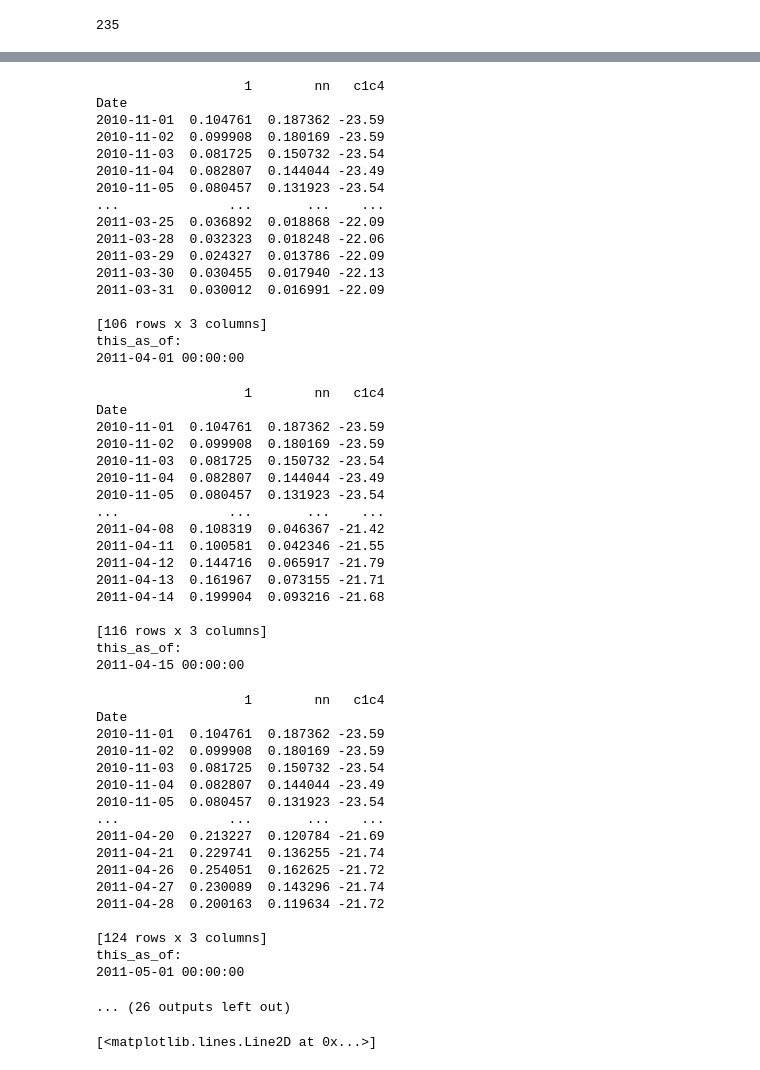
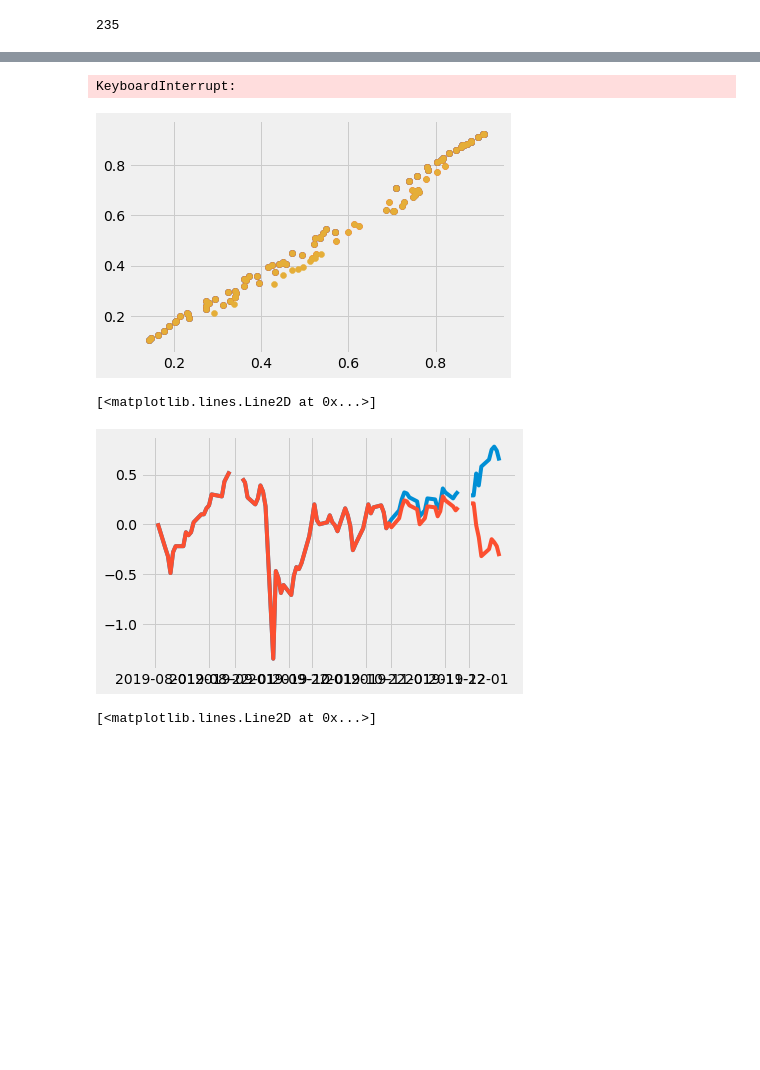
Before and after one commit to carlostolmasky/Various_RNNs, a Jupyter notebook: Various_RNNs.ipynb, the cells around one changed output, grey strips where cells are left out. Cells and saved outputs as stored; diff of their text form; code cells hidden in the pictures; blank space fills up the shorter version.

```diff
--- a/Various_RNNs.ipynb
+++ b/Various_RNNs.ipynb
@@ -486,7 +486,7 @@ spreads = mk.getSeag([51],[1],['C+1','C+4'])
 as_of_list = pd.read_pickle('../Crude Trading/AlexeysVersion/pickles/as_of_list_df')
 #print(as_of_list)
 flag = 0
-for i in range(0,as_of_list.shape[0]):
+for i in range(210,as_of_list.shape[0]):
     this_as_of = pd.to_datetime(as_of_list[0][i])
     print('this_as_of:',)
     print(this_as_of)
@@ -505,7 +505,7 @@ for i in range(0,as_of_list.shape[0]):
 
 
     input_layer = Input(shape=(x_train_df.shape[1],))
-    dense_layer_1 = Dense(2, activation='sigmoid')(input_layer)
+    dense_layer_1 = Dense(4, activation='sigmoid')(input_layer)
     #dense_layer_2 = Dense(2, activation='sigmoid')(dense_layer_1)
     #dense_layer_3 = Dense(25, activation='relu')(dense_layer_2)
     #output = Dense(1)(dense_layer_3)
@@ -708,58 +708,26 @@ this_as_of:
-                   1        nn   c1c4
-Date
-2010-11-01  0.104761  0.187362 -23.59
-2010-11-02  0.099908  0.180169 -23.59
-2010-11-03  0.081725  0.150732 -23.54
-2010-11-04  0.082807  0.144044 -23.49
-2010-11-05  0.080457  0.131923 -23.54
-...              ...       ...    ...
-2011-03-25  0.036892  0.018868 -22.09
-2011-03-28  0.032323  0.018248 -22.06
-2011-03-29  0.024327  0.013786 -22.09
-2011-03-30  0.030455  0.017940 -22.13
-2011-03-31  0.030012  0.016991 -22.09
-
-[106 rows x 3 columns]
-this_as_of:
-2011-04-01 00:00:00
+KeyboardInterrupt:
-                   1        nn   c1c4
-Date
-2010-11-01  0.104761  0.187362 -23.59
-2010-11-02  0.099908  0.180169 -23.59
-2010-11-03  0.081725  0.150732 -23.54
-2010-11-04  0.082807  0.144044 -23.49
-2010-11-05  0.080457  0.131923 -23.54
-...              ...       ...    ...
-2011-04-08  0.108319  0.046367 -21.42
-2011-04-11  0.100581  0.042346 -21.55
-2011-04-12  0.144716  0.065917 -21.79
-2011-04-13  0.161967  0.073155 -21.71
-2011-04-14  0.199904  0.093216 -21.68
-
-[116 rows x 3 columns]
-this_as_of:
-2011-04-15 00:00:00
-                   1        nn   c1c4
-Date
-2010-11-01  0.104761  0.187362 -23.59
-2010-11-02  0.099908  0.180169 -23.59
-2010-11-03  0.081725  0.150732 -23.54
-2010-11-04  0.082807  0.144044 -23.49
-2010-11-05  0.080457  0.131923 -23.54
-...              ...       ...    ...
-2011-04-20  0.213227  0.120784 -21.69
-2011-04-21  0.229741  0.136255 -21.74
-2011-04-26  0.254051  0.162625 -21.72
-2011-04-27  0.230089  0.143296 -21.74
-2011-04-28  0.200163  0.119634 -21.72
-
-[124 rows x 3 columns]
-this_as_of:
-2011-05-01 00:00:00
-... (26 outputs left out)
+[figure, added]
 # %%
 plt.plot(pnl_data[1])
 plt.plot(pnl_data['nn'])
+# %%
+threshold = .5
+
+pnl_data2 = pnl_data.copy()
+
+pnl_data2.loc[pnl_data2[1]>=threshold,'logreg'] = 1
+pnl_data2.loc[pnl_data2[1]<1-threshold,'logreg'] = -1
+pnl_data2.loc[pnl_data2['nn']>=threshold,'nnpos'] = 1
+pnl_data2.loc[pnl_data2['nn']<1-threshold,'nnpos'] = -1
+
+pnl_data2['logreg pnl'] = pnl_data2['logreg'].shift(1)*(pnl_data2['c1c4']-pnl_data2['c1c4'].shift(1))
+pnl_data2['nn pnl'] = pnl_data2['nnpos'].shift(1)*(pnl_data2['c1c4']-pnl_data2['c1c4'].shift(1))
+
+plt.plot(pnl_data2['logreg pnl'].cumsum())
+plt.plot(pnl_data2['nn pnl'].cumsum())
+# %% [output]
+[<matplotlib.lines.Line2D at 0x...>]
+[figure, added]
 # %%
 threshold = .5
 
```
Also changed, not shown: parts of 1 cell of this notebook.
